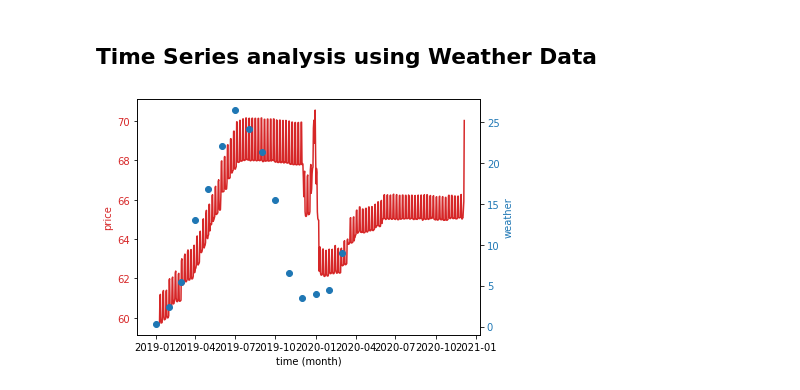
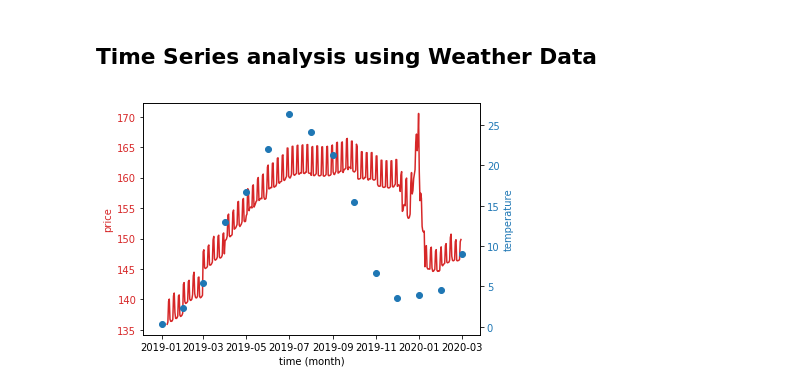
Before and after one commit to toshalpatel/data_analytics_airbnb, a Jupyter notebook: time_series.ipynb, the cells around one changed output. Drawn from its saved outputs; the diff is of its cells as text; code cells hidden in the pictures.

```diff
--- a/time_series.ipynb
+++ b/time_series.ipynb
@@ -211,0 +222,5 @@ plt.plot(avg_df.ds,avg_df.y)
+# %%
+avg_df = avg_df[avg_df.ds < pd.to_datetime('2020-03')]
+plt.plot(avg_df.ds,avg_df.y)
+plt.savefig("figures/avg_prices_plot.png",dpi=300)
+plt.show()
@@ -412,20 +423,21 @@ plt.scatter(weather_19_20.ds, weather_19_20.y)
 # %%
 fig, ax1 = plt.subplots()
 
 color = 'tab:red'
 ax1.set_xlabel('time (month)')
 ax1.set_ylabel('price', color=color)
-ax1.plot(avg_0_100.ds, avg_0_100.y, color=color)
+ax1.plot(avg_df.ds, avg_df.y, color=color)
 ax1.tick_params(axis='y', labelcolor=color)
 
 ax2 = ax1.twinx()  # instantiate a second axes that shares the same x-axis
 
 color = 'tab:blue'
-ax2.set_ylabel('weather', color=color)  # we already handled the x-label with ax1
+ax2.set_ylabel('temperature', color=color)  # we already handled the x-label with ax1
 ax2.scatter(weather_19_20.ds, weather_19_20.y, color=color)
 ax2.tick_params(axis='y', labelcolor=color)
 
 fig.tight_layout()  # otherwise the right y-label is slightly clipped
+plt.savefig("figures/avg_prices_plot_with_temperature.png",dpi=300)
 plt.show()
 # %% [output]
-[figure, old version]
+[figure, new version]
```
Also changed, not shown: parts of 14 cells of this notebook, 14 other files.
